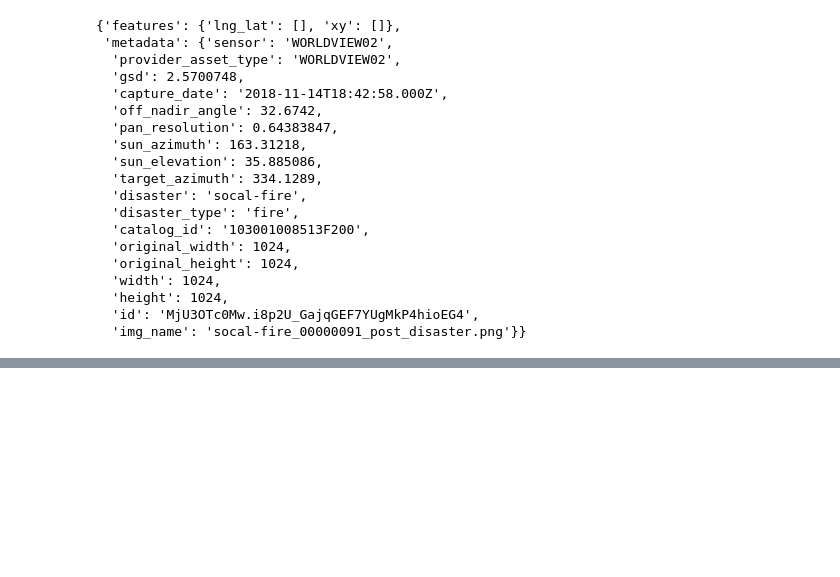
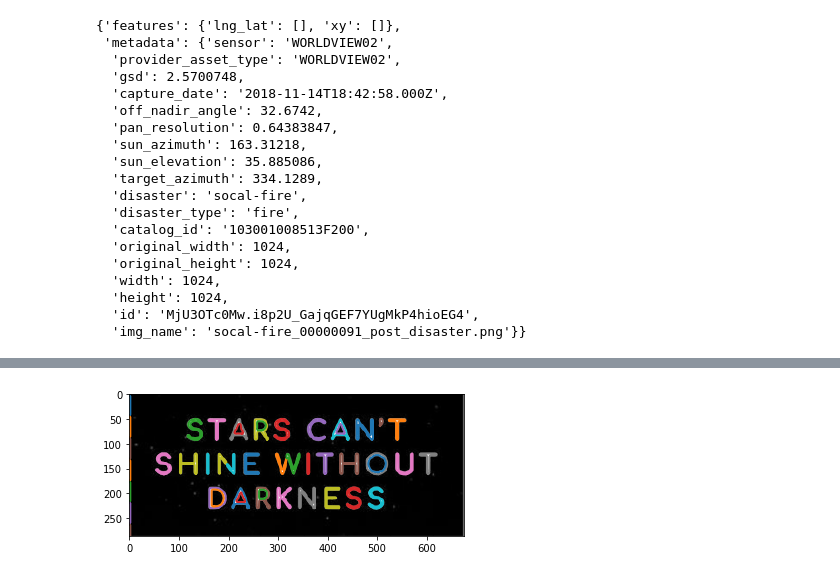
Before and after one commit to C5ipo7i/Jupyter_notebooks, a Jupyter notebook: Disaster_dataset.ipynb, the cells around one changed output, grey strips where cells are left out. Cells and saved outputs as stored; diff of their text form; code cells hidden in the pictures; blank space fills up the shorter version.

```diff
--- a/Disaster_dataset.ipynb
+++ b/Disaster_dataset.ipynb
@@ -149,0 +163,9 @@ label_im
+# %%
+contours = find_contours(gray_img, 0.8)
+fig, ax = plt.subplots()
+ax.imshow(gray_img, interpolation='nearest', cmap=plt.cm.gray)
+for n, contour in enumerate(contours):
+    ax.plot(contours[n][:, 1], contours[n][:, 0], linewidth=2)
+plt.show()
+# %% [output]
+[figure, added]
```
Also changed, not shown: parts of 7 cells of this notebook.
